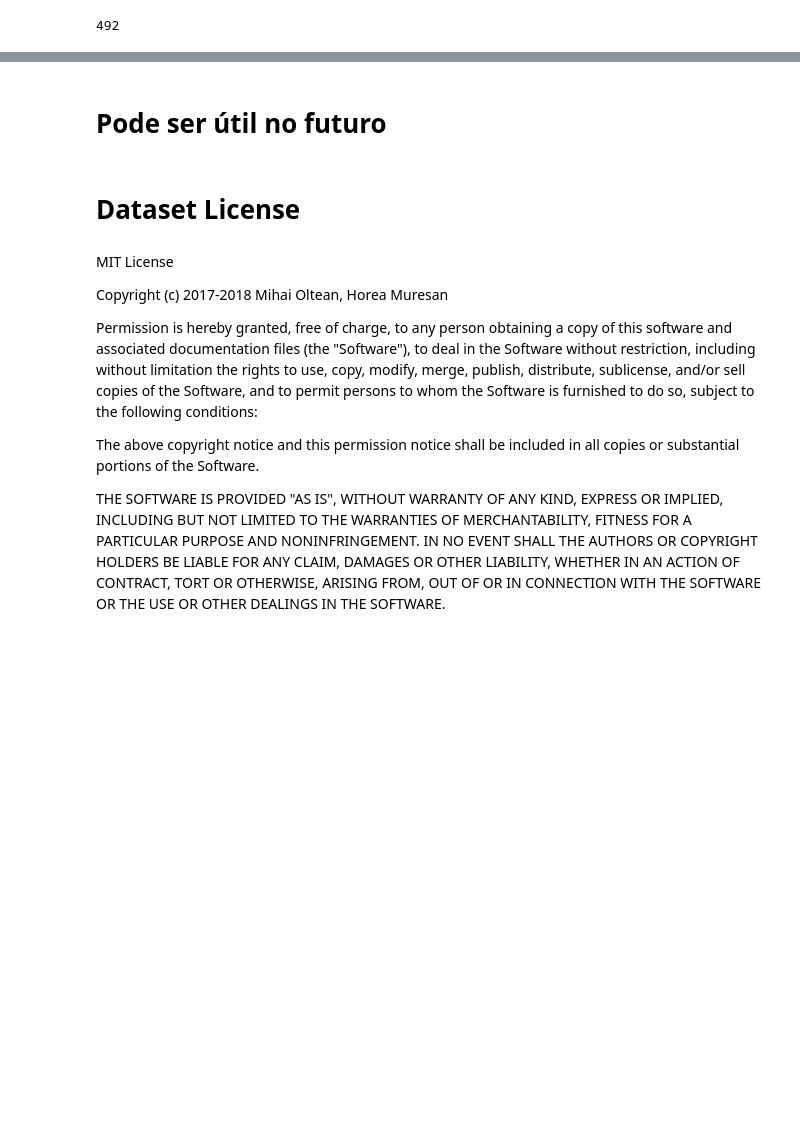
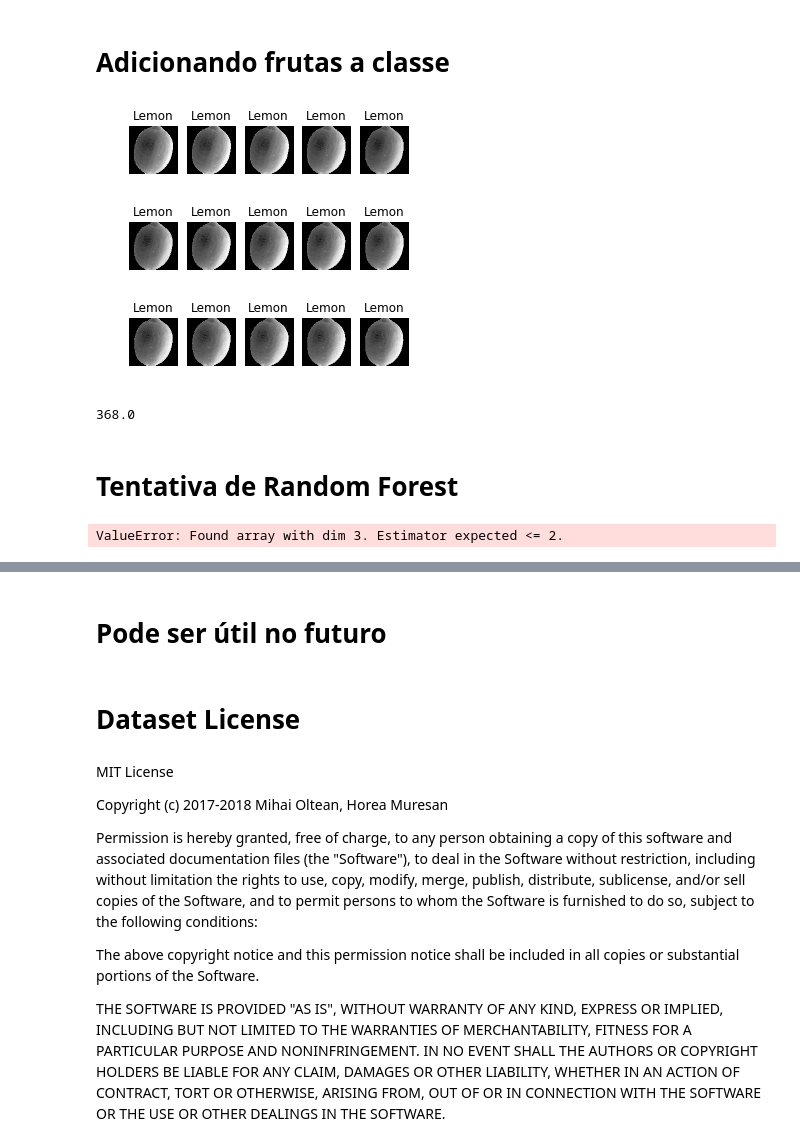
Before and after one commit to gabrielmf1/Pj_F_CD, a Jupyter notebook: Identificador de Fruta.ipynb, the cells around one changed output, grey strips where cells are left out. Drawn from its saved outputs; the diff is of its cells as text; code cells hidden in the pictures; blank space fills up the shorter version.

Commit message:
Adicionei a classe Fruit

```diff
--- a/Identificador de Fruta.ipynb
+++ b/Identificador de Fruta.ipynb
@@ -25,5 +36,47 @@ def imglist(fruit_name): # Essa Função pega todas as imagens da pasta com o no
-# %%
-lemon = imglist("Lemon")
-print(len(lemon))
-# %% [output]
-492
+# %% [markdown]
+# Adicionando frutas a classe
+# %%
+fruits_to_be_added = ["Lemon","Banana","Cocos"]
+# %%
+fruits = Fruits()
+for c in fruits_to_be_added:
+    fruits.addfruit(c)
+# %%
+images_and_targets = list(zip(fruits.images,fruits.target))
+plt.figure(figsize=(5,5))
+for index, (image,label) in enumerate(images_and_targets[:15]):
+    plt.subplot(3,5,index+1)
+    plt.axis("off")
+    plt.imshow(image,cmap=plt.cm.gray_r,interpolation="nearest")
+    plt.title('{}' .format(label))
+# %% [output]
+[figure, added]
+# %%
+len(x)/4
+# %% [output]
+368.0
+# %% [markdown]
+# Tentativa de Random Forest
+# %%
+n_samples = len(fruits.target)
+x = fruits.images
+y = fruits.target
+
+sample_index = random.sample(range(len(x)),int(len(x)/4))
+valid_index = [i for i in range(len(x)) if i not in sample_index]
+
+sample_images=[x[i] for i in sample_index]
+valid_images=[x[i] for i in valid_index]
+
+sample_target=[y[i] for i in sample_index]
+valid_target=[y[i] for i in valid_index]
+
+classifier = ensemble.RandomForestClassifier()
+
+classifier.fit(sample_images,sample_target)
+
+score = classifier.score(valid_images,valid_target)
+
+print(score)
+# %% [output]
+ValueError: Found array with dim 3. Estimator expected <= 2.
```
Also changed, not shown: parts of 5 cells of this notebook, 1 other file.
